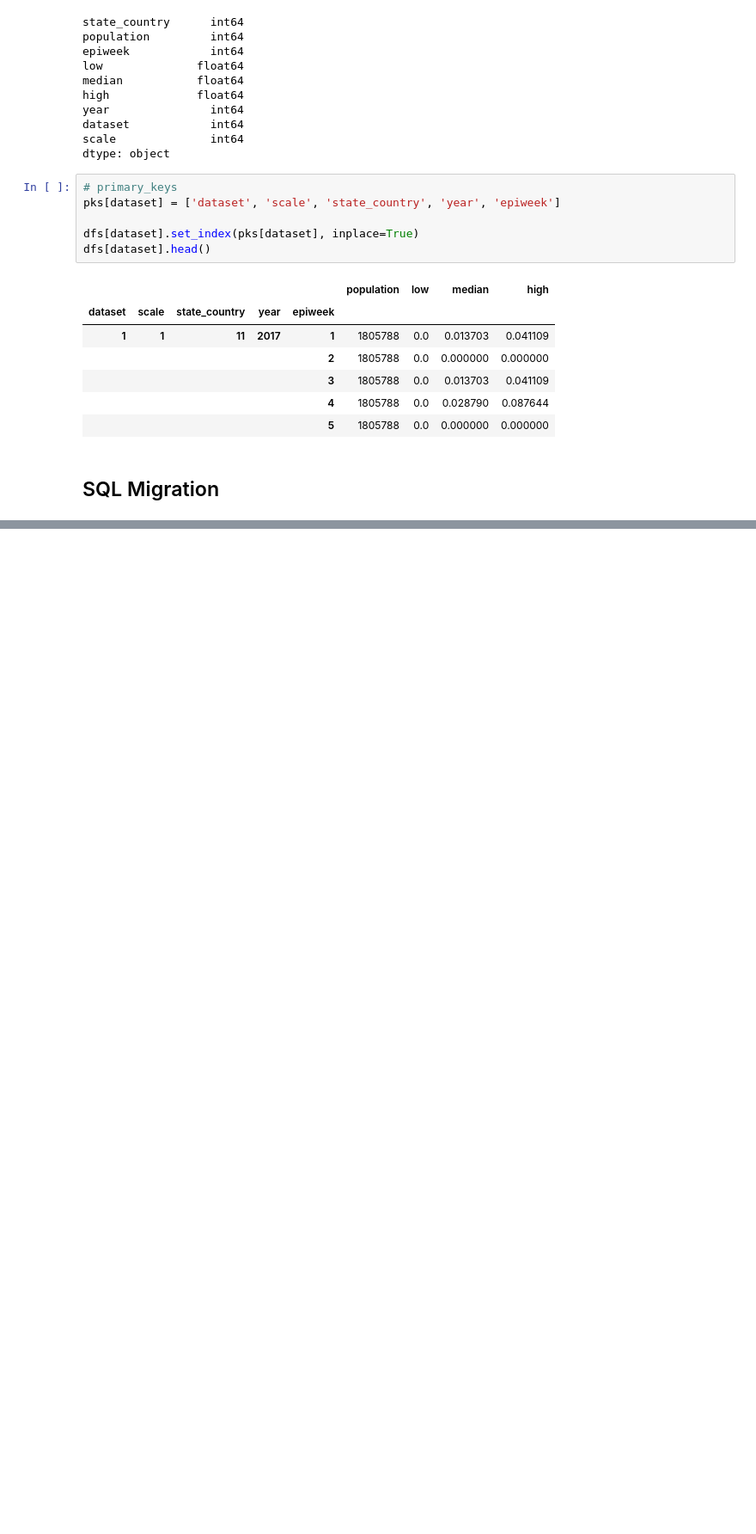
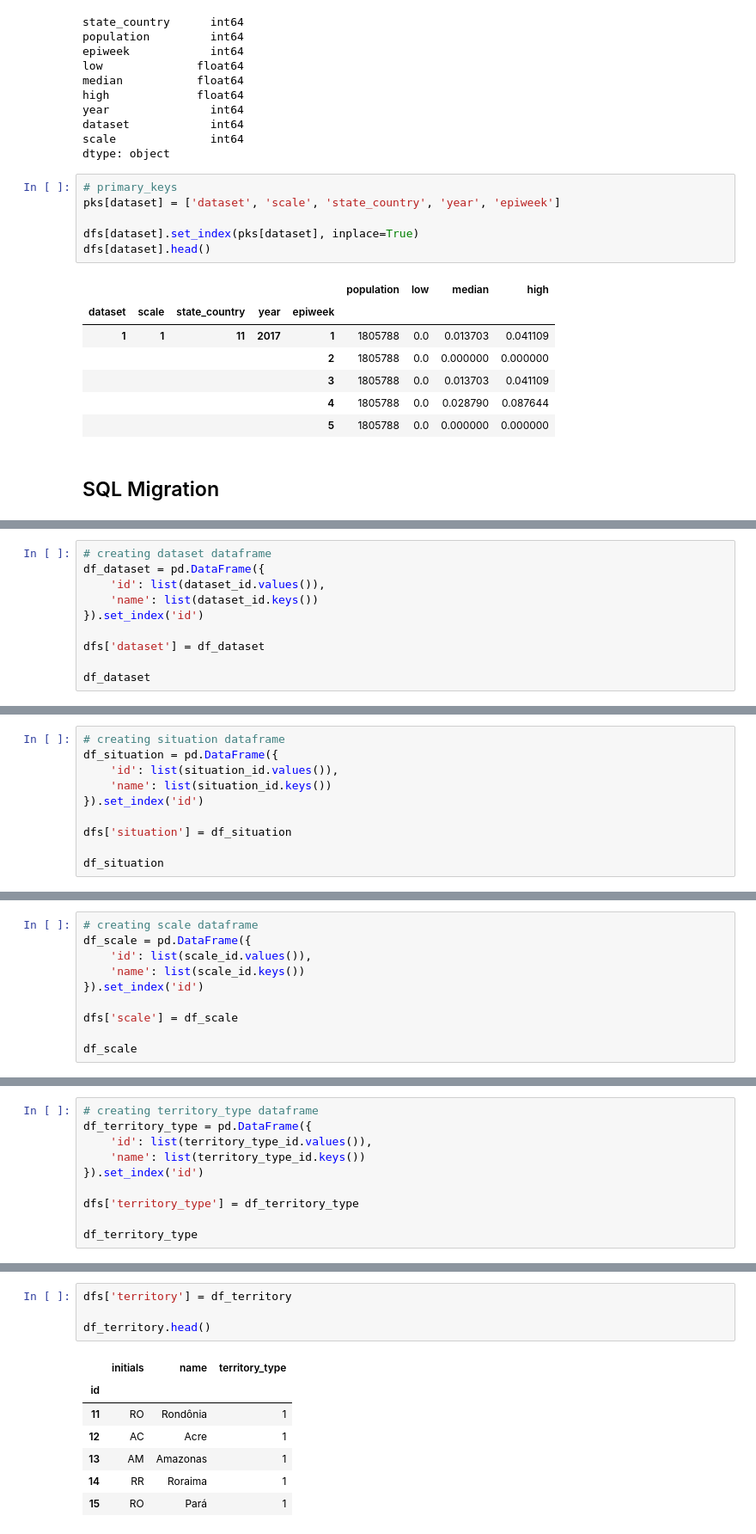
Before and after one commit to FluVigilanciaBR/fludashboard, a Jupyter notebook: Notebooks/Dataset-Migration.ipynb, the cells around one changed output, grey strips where cells are left out. Shown: that part at 86% size. Saved outputs shown, nothing was run; the diff lists cells and outputs as text; blank space fills up the shorter version.

```diff
--- a/Notebooks/Dataset-Migration.ipynb
+++ b/Notebooks/Dataset-Migration.ipynb
@@ -737,0 +787,10 @@ CREATE TABLE mem_report (
+# %%
+# creating dataset dataframe
+df_dataset = pd.DataFrame({
+    'id': list(dataset_id.values()),
+    'name': list(dataset_id.keys())
+}).set_index('id')
+
+dfs['dataset'] = df_dataset
+
+df_dataset
@@ -737,0 +803,10 @@ CREATE TABLE mem_report (
+# %%
+# creating situation dataframe
+df_situation = pd.DataFrame({
+    'id': list(situation_id.values()),
+    'name': list(situation_id.keys())
+}).set_index('id')
+
+dfs['situation'] = df_situation
+
+df_situation
@@ -737,0 +819,10 @@ CREATE TABLE mem_report (
+# %%
+# creating scale dataframe
+df_scale = pd.DataFrame({
+    'id': list(scale_id.values()),
+    'name': list(scale_id.keys())
+}).set_index('id')
+
+dfs['scale'] = df_scale
+
+df_scale
@@ -737,0 +834,10 @@ CREATE TABLE mem_report (
+# %%
+# creating territory_type dataframe
+df_territory_type = pd.DataFrame({
+    'id': list(territory_type_id.values()),
+    'name': list(territory_type_id.keys())
+}).set_index('id')
+
+dfs['territory_type'] = df_territory_type
+
+df_territory_type
@@ -737,0 +851,12 @@ CREATE TABLE mem_report (
+# %%
+dfs['territory'] = df_territory
+
+df_territory.head()
+# %% [output]
+|  | initials | name | territory_type |
+| id |  |  |  |
+| 11 | RO | Rondônia | 1 |
+| 12 | AC | Acre | 1 |
+| 13 | AM | Amazonas | 1 |
+| 14 | RR | Roraima | 1 |
+| 15 | RO | Pará | 1 |
```
Also changed, not shown: parts of 18 cells of this notebook, 2 other files.
